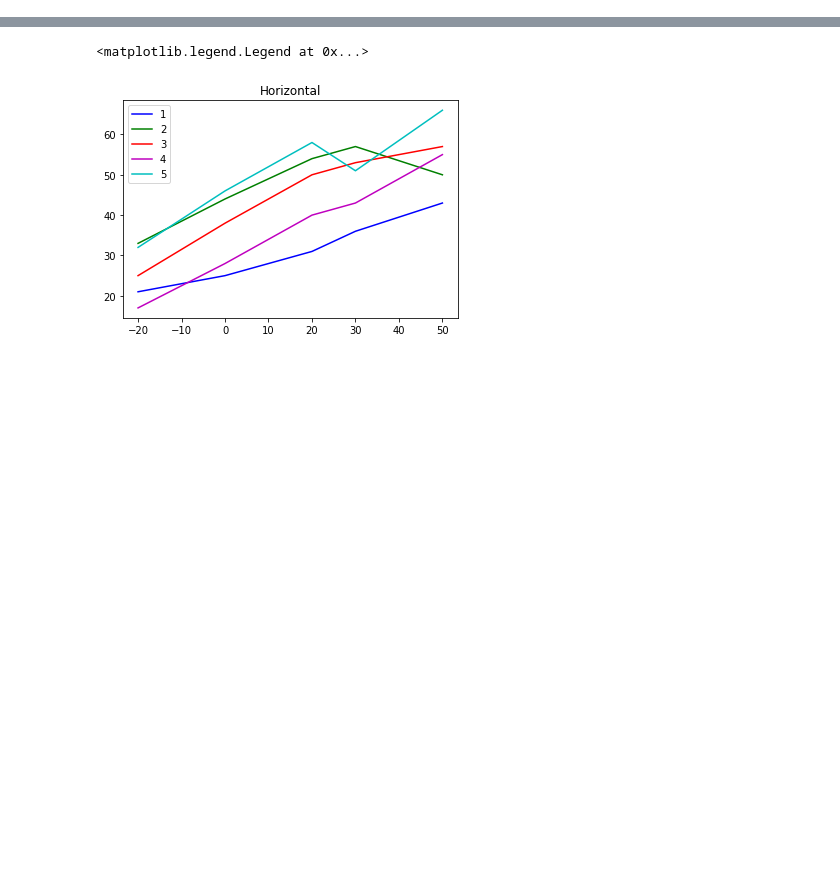
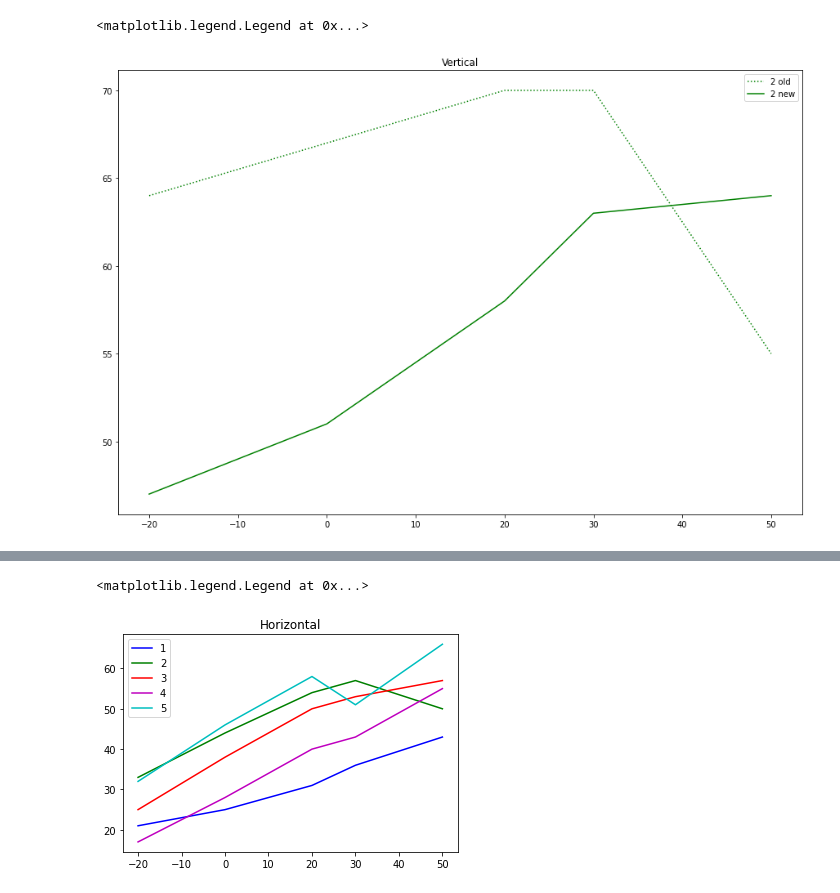
Before and after one commit to MariaKlimova/hyperspectrometer-drones, a Jupyter notebook: temperature.ipynb, the cells around one changed output, grey strips where cells are left out. Saved outputs shown, nothing was run; the diff lists cells and outputs as text; code cells hidden in the pictures; blank space fills up the shorter version.

```diff
--- a/temperature.ipynb
+++ b/temperature.ipynb
@@ -470,3 +470,32 @@ ax1.legend()
+# %%
+fig1, ax1 = plt.subplots(1)
+x = [el['temp'] for el in alum['1']]
+plt.title('Vertical')
+fig1.set_size_inches(15,10)
+mira_1_h = [el['v'] for el in alum['1']]
+mira_2_h = [el['v'] for el in alum['2']]
+mira_3_h = [el['v'] for el in alum['3']]
+mira_4_h = [el['v'] for el in alum['4']]
+mira_5_h = [el['v'] for el in alum['5']]
+mira_1t_h = [el['v'] for el in alum2['1']]
+mira_2t_h = [el['v'] for el in alum2['2']]
+mira_3t_h = [el['v'] for el in alum2['3']]
+mira_4t_h = [el['v'] for el in alum2['4']]
+mira_5t_h = [el['v'] for el in alum2['5']]
+#ax1.plot(x, mira_1_h, color='b', label='1 old', linestyle=':') #linestyle=':'
+ax1.plot(x, mira_2_h, color='g', label='2 old', linestyle=':')
+#ax1.plot(x, mira_3_h, color='r', label='3 old', linestyle=':')
+#ax1.plot(x, mira_4_h, color='m', label='4 old', linestyle=':')
+#ax1.plot(x, mira_5_h, color='c', label='5 old', linestyle=':')
+#ax1.plot(x, mira_1t_h, color='b', label='1 new') #linestyle=':'
+ax1.plot(x, mira_2t_h, color='g', label='2 new')
+#ax1.plot(x, mira_3t_h, color='r', label='3 new')
+#ax1.plot(x, mira_4t_h, color='m', label='4 new')
+#ax1.plot(x, mira_5t_h, color='c', label='5 new')
+ax1.legend()
+# %% [output]
+<matplotlib.legend.Legend at 0x...>
+[figure, added]
 # %%
 fig1, ax1 = plt.subplots(1)
 x = [el['temp'] for el in alum['1']]
```
Also changed, not shown: parts of 12 cells of this notebook, 6 other files.
